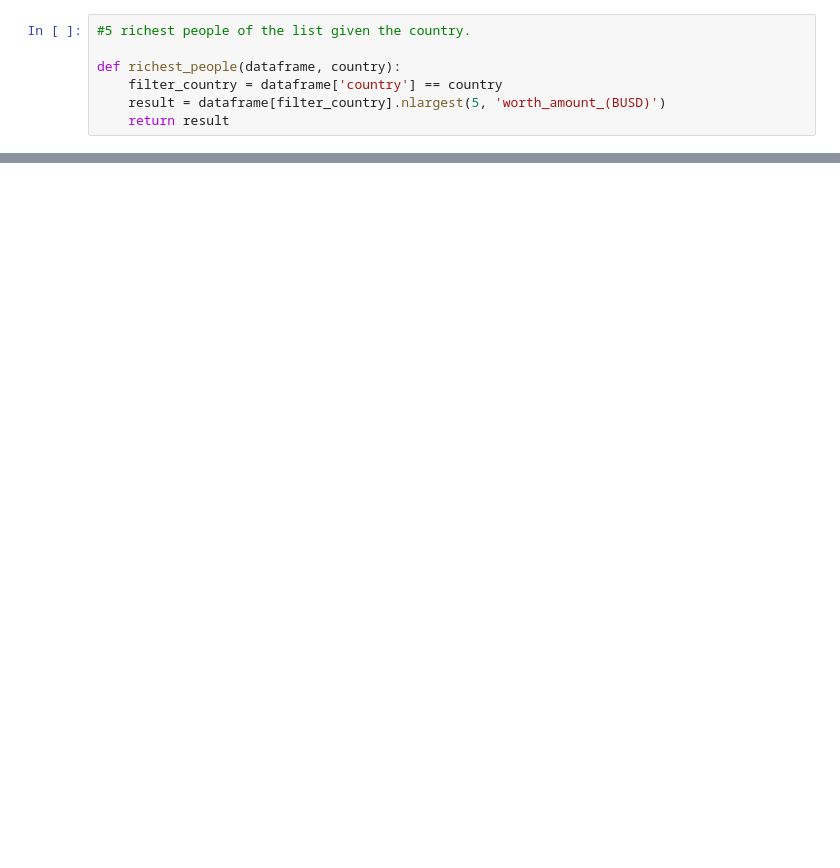
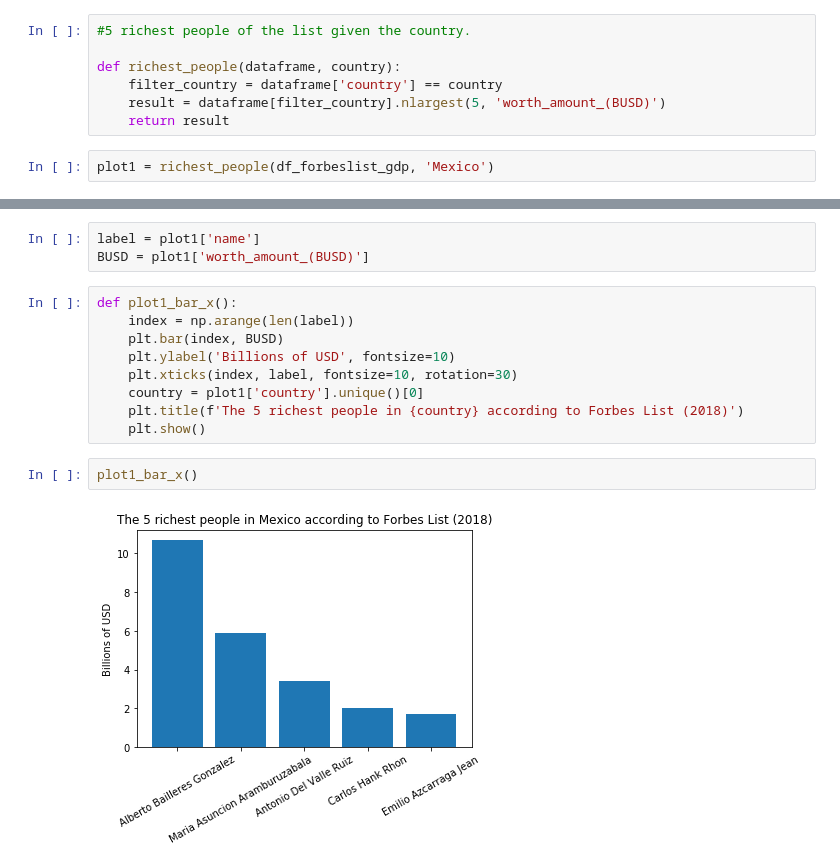
Before and after one commit to vkamg/Ironhack-Module-1-Project---Pipelines, a Jupyter notebook: notebooks/analysis.ipynb, the cells around one changed output, grey strips where cells are left out. Drawn from its saved outputs; the diff is of its cells as text; blank space fills up the shorter version.

Commit message:
plots done. Working on pipeline

```diff
--- a/notebooks/analysis.ipynb
+++ b/notebooks/analysis.ipynb
@@ -18,3 +20,5 @@ def richest_people(dataframe, country):
     filter_country = dataframe['country'] == country
     result = dataframe[filter_country].nlargest(5, 'worth_amount_(BUSD)')
     return result
+# %%
+plot1 = richest_people(df_forbeslist_gdp, 'Mexico')
@@ -20,0 +34,16 @@ def richest_people(dataframe, country):
+# %%
+label = plot1['name']
+BUSD = plot1['worth_amount_(BUSD)']
+# %%
+def plot1_bar_x():
+    index = np.arange(len(label))
+    plt.bar(index, BUSD)
+    plt.ylabel('Billions of USD', fontsize=10)
+    plt.xticks(index, label, fontsize=10, rotation=30)
+    country = plot1['country'].unique()[0]
+    plt.title(f'The 5 richest people in {country} according to Forbes List (2018)')
+    plt.show()
+# %%
+plot1_bar_x()
+# %% [output]
+[figure, added]
```
Also changed, not shown: parts of 16 cells of this notebook.
